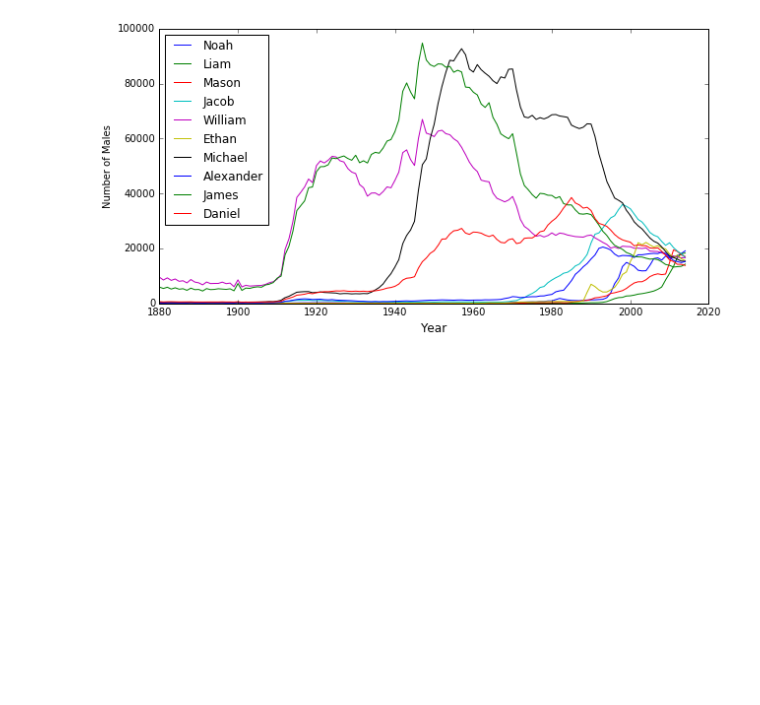
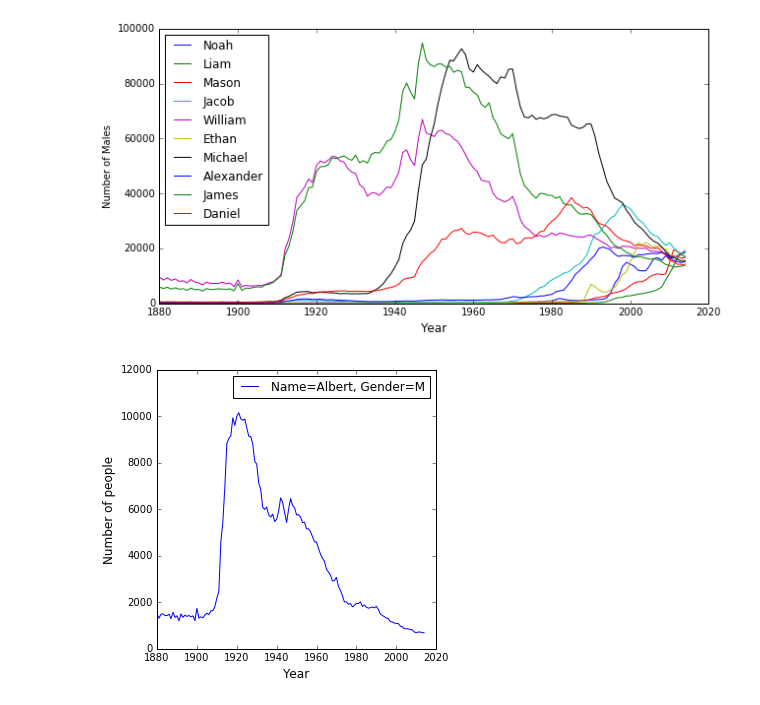
Before and after one commit to kostdiek/USBabyNames-SQL, a Jupyter notebook: USBabyNames.ipynb, the cells around one changed output. Saved outputs shown, nothing was run; the diff lists cells and outputs as text; code cells hidden in the pictures; blank space fills up the shorter version.

```diff
--- a/USBabyNames.ipynb
+++ b/USBabyNames.ipynb
@@ -316,3 +284,17 @@ ax.set_ylabel('Number of Males')
 plt.show()
 # %% [output]
 [figure]
+# %%
+cur.execute("SELECT year, count FROM NationalNames WHERE name='Albert' AND gender='M';")
+data=cur.fetchall()
+x_val = [x[0] for x in data]
+y_val = [x[1] for x in data]
+fig=plt.figure(figsize=(5,5))
+plt.plot(x_val,y_val, label="Name=Albert, Gender=M")
+plt.legend(fontsize=12)
+ax=fig.add_subplot(111)
+ax.set_xlabel('Year', fontsize=12)
+ax.set_ylabel('Number of people', fontsize=12)
+plt.show()
+# %% [output]
+[figure, added]
```
Also changed, not shown: parts of 4 cells of this notebook.
